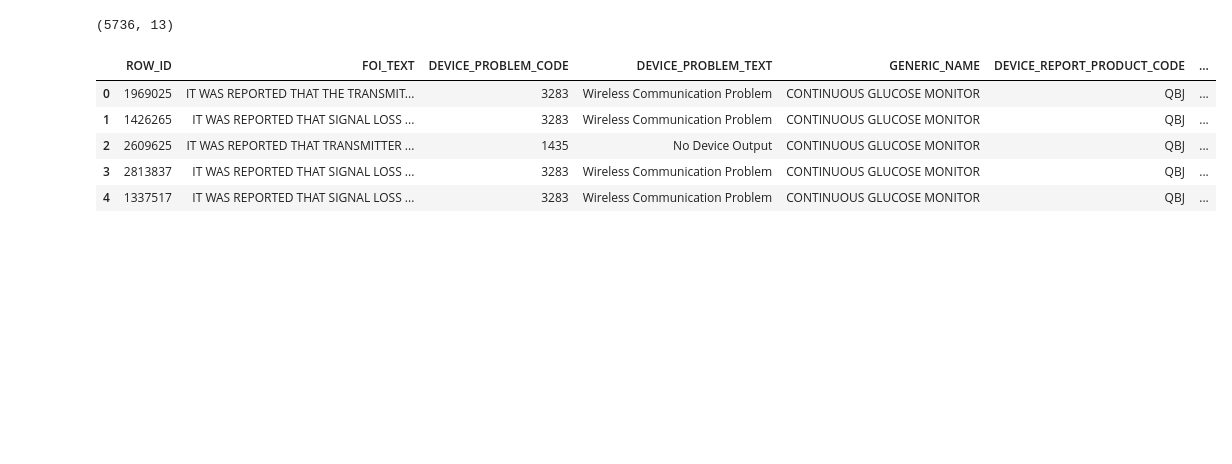
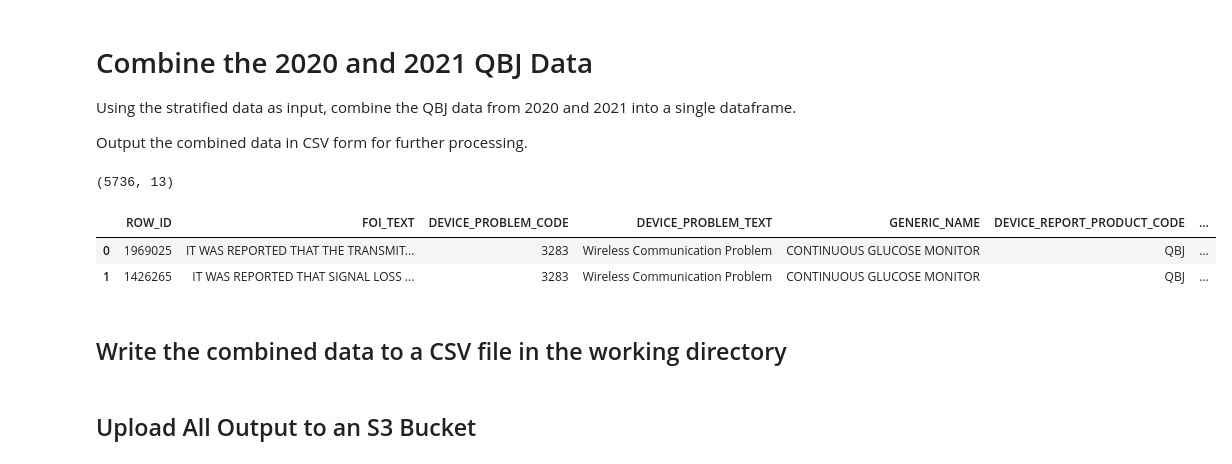
Before and after one commit to Drnjenkins/praxis-2023, a Jupyter notebook: 15-Combine-2020-2021-Stratified-Data.ipynb, the cells around one changed output. Cells and saved outputs as stored; diff of their text form; code cells hidden in the pictures; blank space fills up the shorter version.

```diff
--- a/15-Combine-2020-2021-Stratified-Data.ipynb
+++ b/15-Combine-2020-2021-Stratified-Data.ipynb
@@ -1,3 +1,8 @@
+# %% [markdown]
+# Combine the 2020 and 2021 QBJ Data
+Using the stratified data as input, combine the QBJ data from 2020 and 2021 into a single dataframe.
+
+Output the combined data in CSV form for further processing.
 # %%
 import pandas as pd
 import os
@@ -12,8 +17,8 @@ try:
 except OSError as error:
     print(f"Error creating {working_directory}: {error}")
 # %%
-qbj_2020_strata = "./data_stratification/qbj_2020_strata.csv"
-qbj_2021_strata = "./data_stratification/qbj_2021_strata.csv"
+qbj_2020_strata = "./09-data_stratification/qbj_2020_strata.csv"
+qbj_2021_strata = "./09-data_stratification/qbj_2021_strata.csv"
 
 # read both csv files into separate dataframes
 df_2020 = pd.read_csv(qbj_2020_strata, dtype = str)
@@ -36,11 +41,10 @@ df_combined.shape
 # %% [output]
 (5736, 13)
 # %%
-df_combined.head()
+df_combined.head(2)
 # %% [output]
 |  | ROW_ID | FOI_TEXT | DEVICE_PROBLEM_CODE | DEVICE_PROBLEM_TEXT | GENERIC_NAME | DEVICE_REPORT_PRODUCT_CODE | ... |
 | 0 | 1969025 | IT WAS REPORTED THAT THE TRANSMIT... | 3283 | Wireless Communication Problem | CONTINUOUS GLUCOSE MONITOR | QBJ | ... |
 | 1 | 1426265 | IT WAS REPORTED THAT SIGNAL LOSS ... | 3283 | Wireless Communication Problem | CONTINUOUS GLUCOSE MONITOR | QBJ | ... |
-| 2 | 2609625 | IT WAS REPORTED THAT TRANSMITTER ... | 1435 | No Device Output | CONTINUOUS GLUCOSE MONITOR | QBJ | ... |
-| 3 | 2813837 | IT WAS REPORTED THAT SIGNAL LOSS ... | 3283 | Wireless Communication Problem | CONTINUOUS GLUCOSE MONITOR | QBJ | ... |
-| 4 | 1337517 | IT WAS REPORTED THAT SIGNAL LOSS ... | 3283 | Wireless Communication Problem | CONTINUOUS GLUCOSE MONITOR | QBJ | ... |
+# %% [markdown]
+## Write the combined data to a CSV file in the working directory
@@ -46,0 +53,2 @@ df_combined.head()
+# %% [markdown]
+## Upload All Output to an S3 Bucket
```
Also changed, not shown: parts of 3 cells of this notebook, 4 other files.
